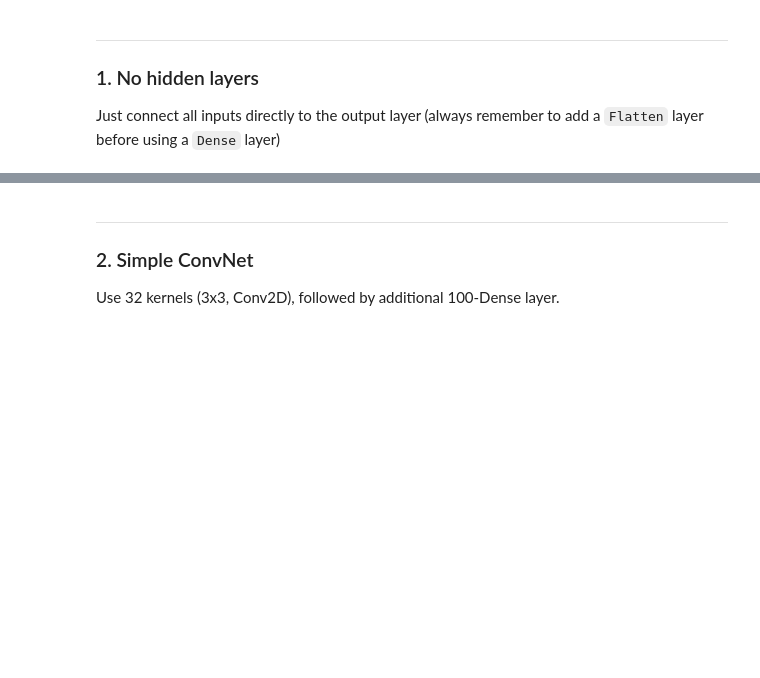
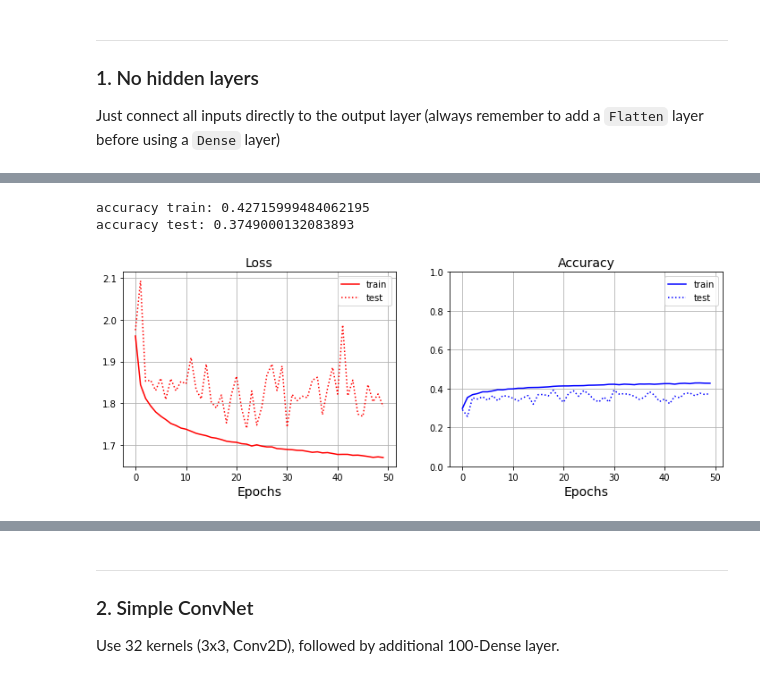
Before and after one commit to sergienko4/deep-learing, a Jupyter notebook: ex3.ipynb, the cells around one changed output, grey strips where cells are left out. Saved outputs shown, nothing was run; the diff lists cells and outputs as text; code cells hidden in the pictures; blank space fills up the shorter version.

```diff
--- a/ex3.ipynb
+++ b/ex3.ipynb
@@ -42,0 +50,21 @@ print('test_labels.shape =',test_labels.shape)
+# %%
+def figure_result(loss,val_loss,accuracy, val_accuracy):
+  plt.figure(figsize=(12,4))
+  plt.subplot(1,2,1)
+  plt.plot(loss,'r', label='train')
+  plt.plot(val_loss,':r', label='test')
+  plt.title('Loss',fontsize=14)
+  plt.xlabel('Epochs',fontsize=14)
+  plt.legend()
+  plt.grid()
+
+  plt.subplot(1,2,2)
+  plt.plot(accuracy,'b', label='train')
+  plt.plot(val_accuracy,':b', label='test')
+  plt.ylim([0, 1])
+  plt.title('Accuracy',fontsize=14)
+  plt.xlabel('Epochs',fontsize=14)
+  plt.legend()
+  plt.grid()
+  print('accuracy train:', accuracy[-1])
+  print('accuracy test:', val_accuracy[-1])
@@ -90,0 +127,7 @@ Just connect all inputs directly to the output layer (always remember to add a `
+# %%
+model = Sequential(name='CIFAR-10')
+model.add(Flatten(input_shape=(32,32,3)))
+model.add(Dense(10,activation='softmax'))
+model.summary()
+
+model.compile(optimizer='sgd', loss='sparse_categorical_crossentropy', metrics=['accuracy'])
@@ -90,0 +147,8 @@ Just connect all inputs directly to the output layer (always remember to add a `
+# %%
+history = model.fit(train_images, train_labels, epochs=50, batch_size=64, verbose=0, validation_data=(test_images,test_labels ))
+y_pred  = model.predict(test_images)
+figure_result(history.history['loss'],history.history['val_loss'],history.history['accuracy'],history.history['val_accuracy'])
+# %% [output]
+accuracy train: 0.42715999484062195
+accuracy test: 0.3749000132083893
+[figure, added]
```
Also changed, not shown: parts of 16 cells of this notebook.
